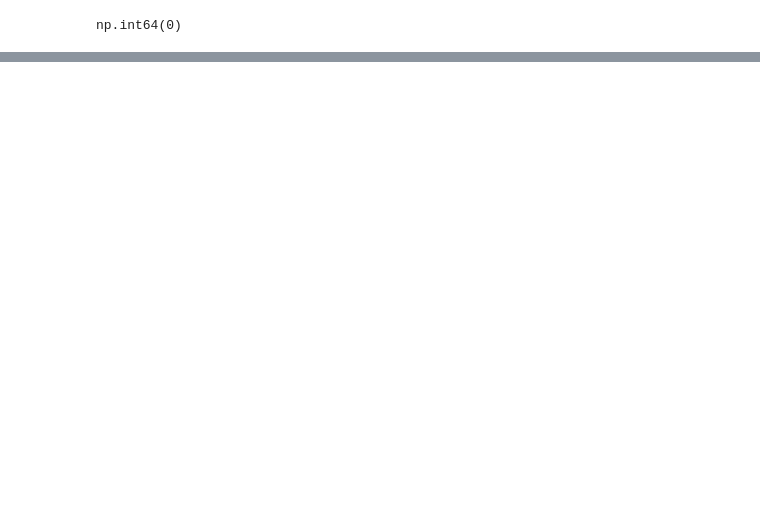
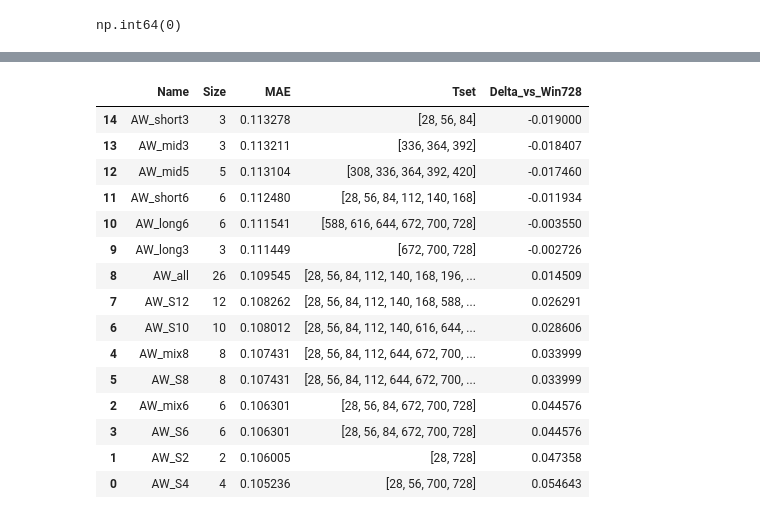
Before and after one commit to MoskwaIga/PredictiveAnalyticsProject, a Jupyter notebook: Project.ipynb, the cells around one changed output, grey strips where cells are left out. Cells and saved outputs as stored; diff of their text form; code cells hidden in the pictures; blank space fills up the shorter version.

```diff
--- a/Project.ipynb
+++ b/Project.ipynb
@@ -140,0 +269,18 @@ results = []
+# %%
+def compute_aw_mae(Tset, name, y_true):
+    preds_list = [pred_dict[T] for T in Tset if T in pred_dict]
+    if len(preds_list) == 0:
+        return {"Name": name, "Size": 0, "MAE": np.nan}
+
+    preds_aw = np.nanmean(np.vstack(preds_list), axis=0)
+    mask = ~np.isnan(preds_aw) & ~np.isnan(y_true)
+    mae = np.mean(np.abs(y_true[mask] - preds_aw[mask]))
+
+    return {"Name": name, "Size": len(Tset), "MAE": mae, "Tset": Tset}
+# %%
+aw = []
+for name, Tset in set_defs.items():
+    results_aw_mae = compute_aw_mae(Tset, name, y_true_log)
+    aw.append(results_aw_mae)
+
+AW = pd.DataFrame(aw).sort_values("MAE").reset_index(drop=True)
@@ -140,0 +326,29 @@ results = []
+# %%
+baseline = Win_T[Win_T["T"] == 728]
+baseline_mae = baseline["MAE"].values[0]
+delta_vs_win728 = []
+
+for mae in AW["MAE"]:
+    delta = np.log(baseline_mae/mae)
+
+    delta_vs_win728.append(delta)
+
+AW["Delta_vs_Win728"] = delta_vs_win728
+AW.sort_values("Delta_vs_Win728")
+# %% [output]
+|  | Name | Size | MAE | Tset | Delta_vs_Win728 |
+| 14 | AW_short3 | 3 | 0.113278 | [28, 56, 84] | -0.019000 |
+| 13 | AW_mid3 | 3 | 0.113211 | [336, 364, 392] | -0.018407 |
+| 12 | AW_mid5 | 5 | 0.113104 | [308, 336, 364, 392, 420] | -0.017460 |
+| 11 | AW_short6 | 6 | 0.112480 | [28, 56, 84, 112, 140, 168] | -0.011934 |
+| 10 | AW_long6 | 6 | 0.111541 | [588, 616, 644, 672, 700, 728] | -0.003550 |
+| 9 | AW_long3 | 3 | 0.111449 | [672, 700, 728] | -0.002726 |
+| 8 | AW_all | 26 | 0.109545 | [28, 56, 84, 112, 140, 168, 196, ... | 0.014509 |
+| 7 | AW_S12 | 12 | 0.108262 | [28, 56, 84, 112, 140, 168, 588, ... | 0.026291 |
+| 6 | AW_S10 | 10 | 0.108012 | [28, 56, 84, 112, 140, 616, 644, ... | 0.028606 |
+| 4 | AW_mix8 | 8 | 0.107431 | [28, 56, 84, 112, 644, 672, 700, ... | 0.033999 |
+| 5 | AW_S8 | 8 | 0.107431 | [28, 56, 84, 112, 644, 672, 700, ... | 0.033999 |
+| 2 | AW_mix6 | 6 | 0.106301 | [28, 56, 84, 672, 700, 728] | 0.044576 |
+| 3 | AW_S6 | 6 | 0.106301 | [28, 56, 84, 672, 700, 728] | 0.044576 |
+| 1 | AW_S2 | 2 | 0.106005 | [28, 728] | 0.047358 |
+| 0 | AW_S4 | 4 | 0.105236 | [28, 56, 700, 728] | 0.054643 |
```
Also changed, not shown: parts of 23 cells of this notebook, 2 other files.
